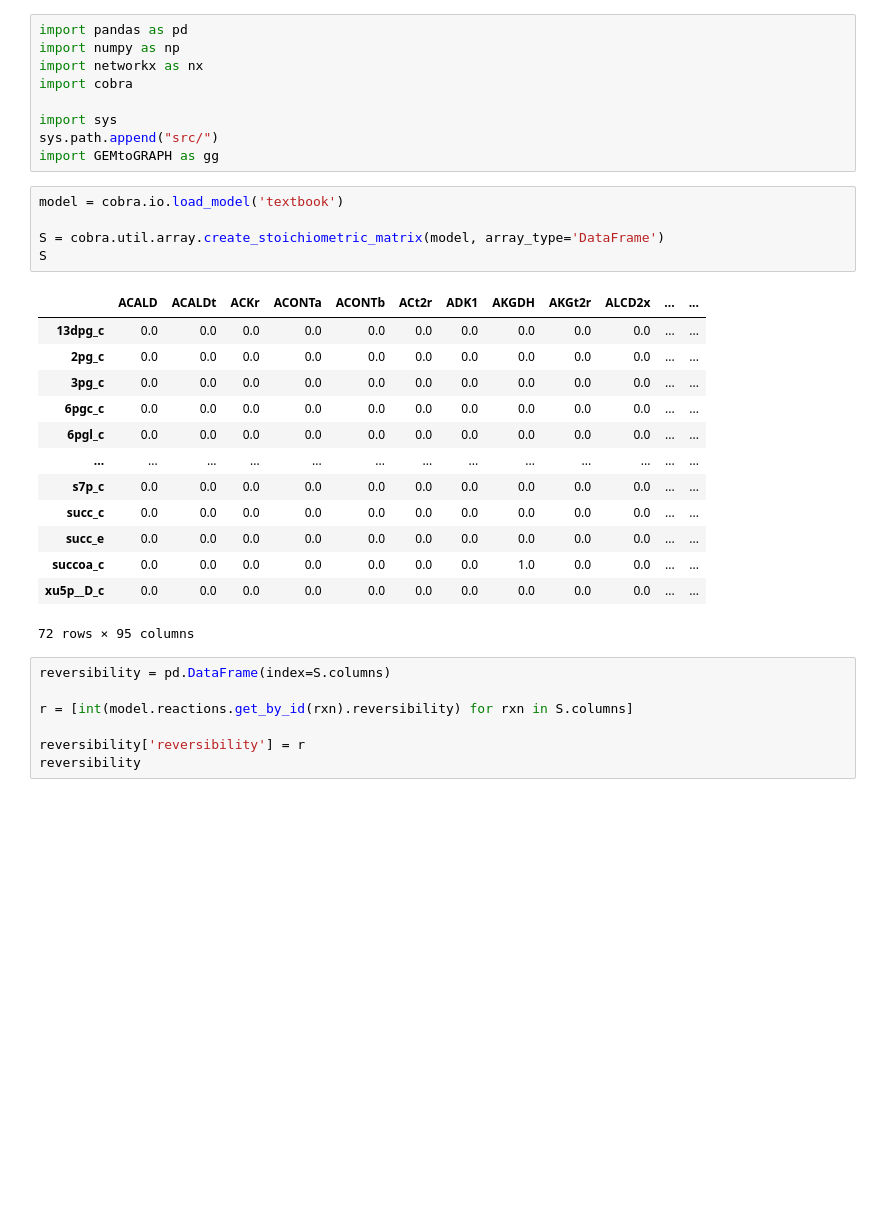
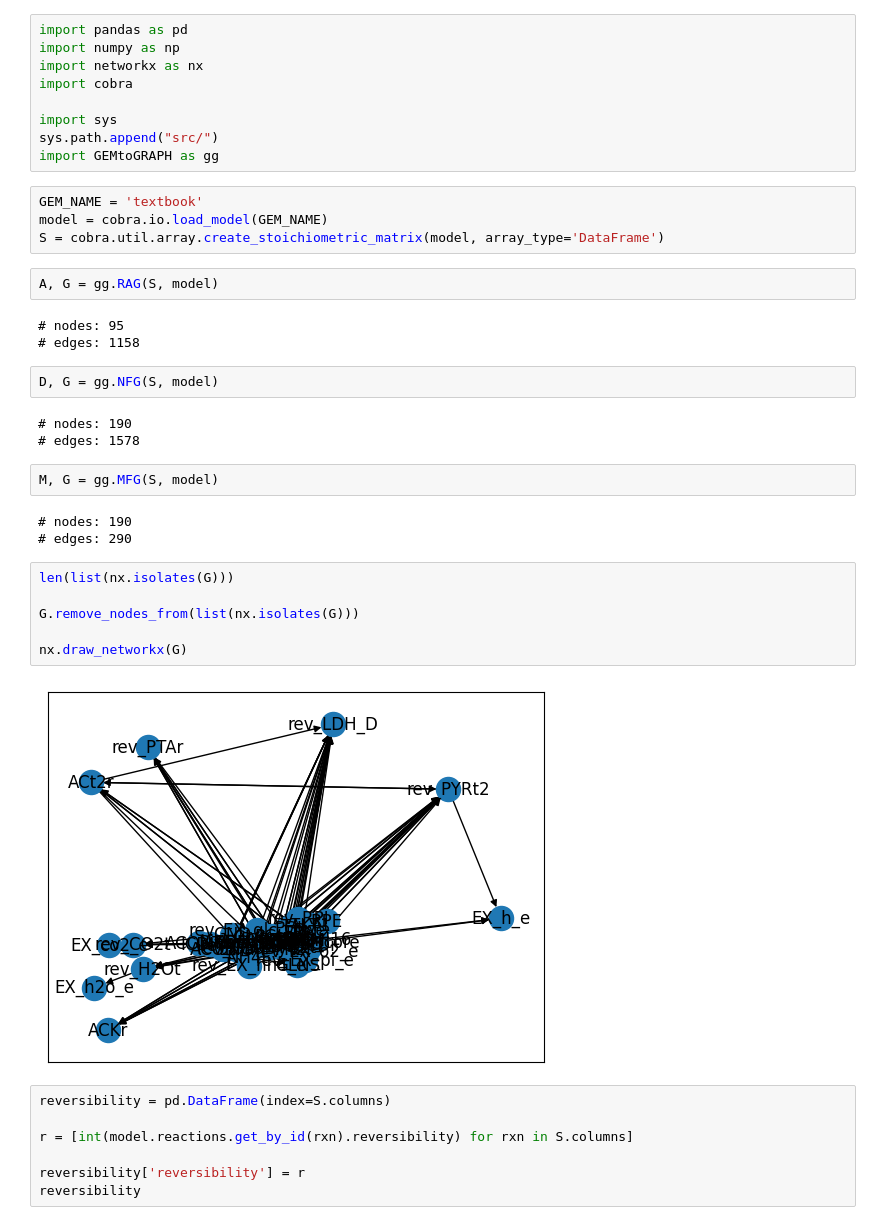
Before and after one commit to costasmexis/gemon, a Jupyter notebook: Untitled1.ipynb, the cells around one changed output. Cells and saved outputs as stored; diff of their text form; blank space fills up the shorter version.

Commit message:
Started src/GEMtoGRAPH

```diff
--- a/Untitled1.ipynb
+++ b/Untitled1.ipynb
@@ -8,24 +8,32 @@ import sys
 sys.path.append("src/")
 import GEMtoGRAPH as gg
 # %%
-model = cobra.io.load_model('textbook')
-
+GEM_NAME = 'textbook'
+model = cobra.io.load_model(GEM_NAME)
 S = cobra.util.array.create_stoichiometric_matrix(model, array_type='DataFrame')
-S
-# %% [output]
-|  | ACALD | ACALDt | ACKr | ACONTa | ACONTb | ACt2r | ADK1 | AKGDH | AKGt2r | ALCD2x | ... | ... |
-| 13dpg_c | 0.0 | 0.0 | 0.0 | 0.0 | 0.0 | 0.0 | 0.0 | 0.0 | 0.0 | 0.0 | ... | ... |
-| 2pg_c | 0.0 | 0.0 | 0.0 | 0.0 | 0.0 | 0.0 | 0.0 | 0.0 | 0.0 | 0.0 | ... | ... |
-| 3pg_c | 0.0 | 0.0 | 0.0 | 0.0 | 0.0 | 0.0 | 0.0 | 0.0 | 0.0 | 0.0 | ... | ... |
-| 6pgc_c | 0.0 | 0.0 | 0.0 | 0.0 | 0.0 | 0.0 | 0.0 | 0.0 | 0.0 | 0.0 | ... | ... |
-| 6pgl_c | 0.0 | 0.0 | 0.0 | 0.0 | 0.0 | 0.0 | 0.0 | 0.0 | 0.0 | 0.0 | ... | ... |
-| ... | ... | ... | ... | ... | ... | ... | ... | ... | ... | ... | ... | ... |
-| s7p_c | 0.0 | 0.0 | 0.0 | 0.0 | 0.0 | 0.0 | 0.0 | 0.0 | 0.0 | 0.0 | ... | ... |
-| succ_c | 0.0 | 0.0 | 0.0 | 0.0 | 0.0 | 0.0 | 0.0 | 0.0 | 0.0 | 0.0 | ... | ... |
-| succ_e | 0.0 | 0.0 | 0.0 | 0.0 | 0.0 | 0.0 | 0.0 | 0.0 | 0.0 | 0.0 | ... | ... |
-| succoa_c | 0.0 | 0.0 | 0.0 | 0.0 | 0.0 | 0.0 | 0.0 | 1.0 | 0.0 | 0.0 | ... | ... |
-| xu5p__D_c | 0.0 | 0.0 | 0.0 | 0.0 | 0.0 | 0.0 | 0.0 | 0.0 | 0.0 | 0.0 | ... | ... |
-72 rows × 95 columns
+# %%
+A, G = gg.RAG(S, model)
+# %% [output]
+# nodes: 95
+# edges: 1158
+# %%
+D, G = gg.NFG(S, model)
+# %% [output]
+# nodes: 190
+# edges: 1578
+# %%
+M, G = gg.MFG(S, model)
+# %% [output]
+# nodes: 190
+# edges: 290
+# %%
+len(list(nx.isolates(G)))
+
+G.remove_nodes_from(list(nx.isolates(G)))
+
+nx.draw_networkx(G)
+# %% [output]
+[figure, added]
 # %%
 reversibility = pd.DataFrame(index=S.columns)
 
```
Also changed, not shown: parts of 1 cell of this notebook, 1 other file.
